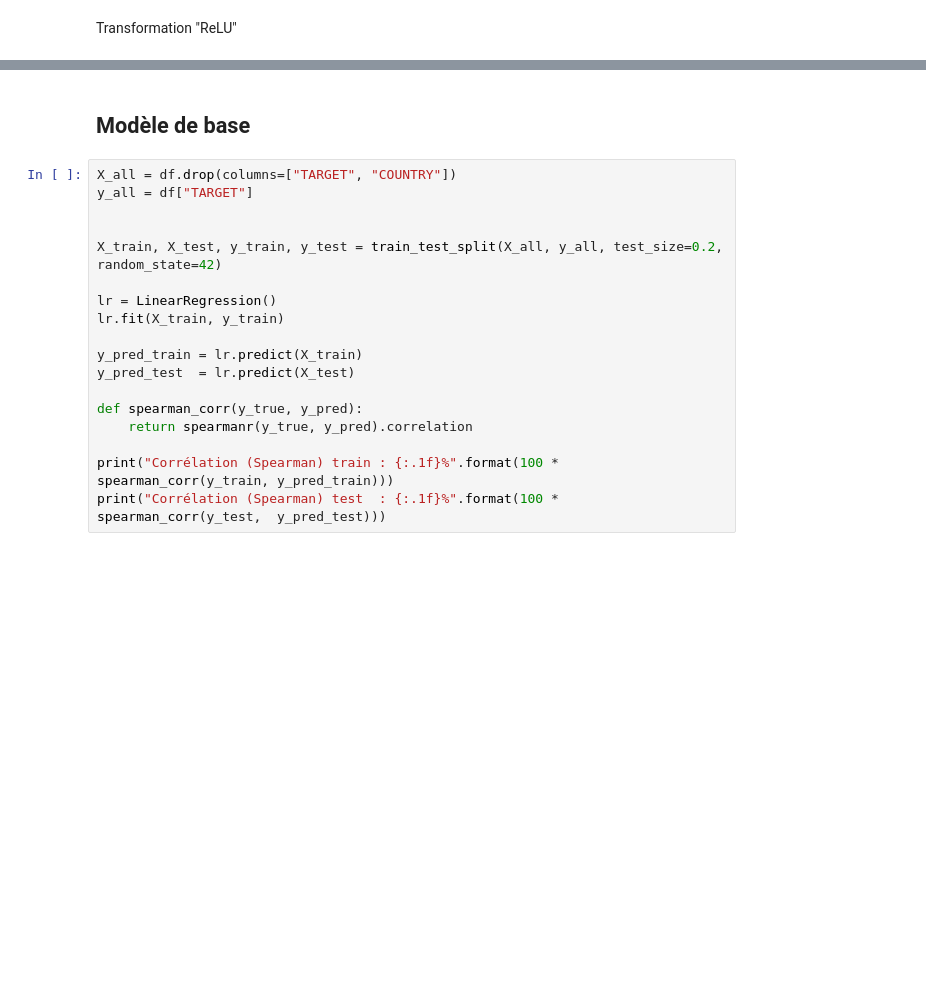
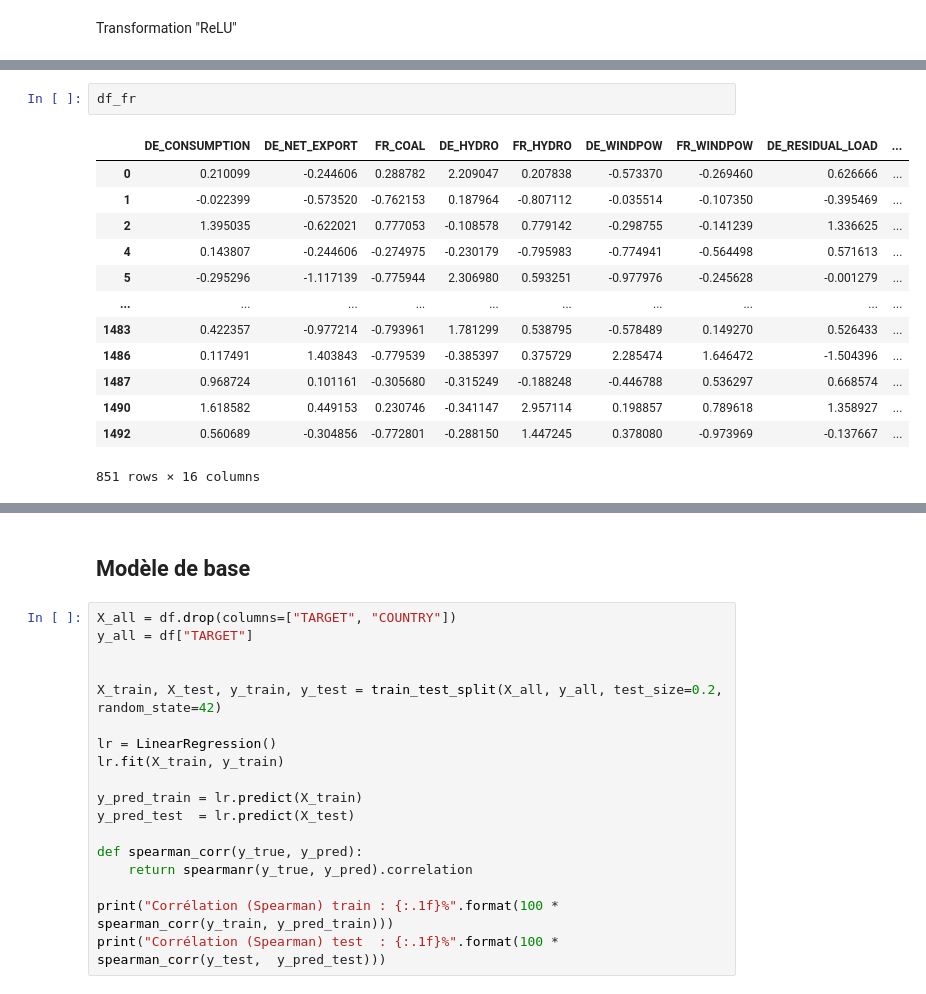
Before and after one commit to margauxgirona/project-ML, a Jupyter notebook: Feature_engineering.ipynb, the cells around one changed output, grey strips where cells are left out. Drawn from its saved outputs; the diff is of its cells as text; blank space fills up the shorter version.

```diff
--- a/Feature_engineering.ipynb
+++ b/Feature_engineering.ipynb
@@ -149,0 +171,16 @@ Parceque coeff de spearman avec la Target > 0.10
+# %%
+df_fr
+# %% [output]
+|  | DE_CONSUMPTION | DE_NET_EXPORT | FR_COAL | DE_HYDRO | FR_HYDRO | DE_WINDPOW | FR_WINDPOW | DE_RESIDUAL_LOAD | ... |
+| 0 | 0.210099 | -0.244606 | 0.288782 | 2.209047 | 0.207838 | -0.573370 | -0.269460 | 0.626666 | ... |
+| 1 | -0.022399 | -0.573520 | -0.762153 | 0.187964 | -0.807112 | -0.035514 | -0.107350 | -0.395469 | ... |
+| 2 | 1.395035 | -0.622021 | 0.777053 | -0.108578 | 0.779142 | -0.298755 | -0.141239 | 1.336625 | ... |
+| 4 | 0.143807 | -0.244606 | -0.274975 | -0.230179 | -0.795983 | -0.774941 | -0.564498 | 0.571613 | ... |
+| 5 | -0.295296 | -1.117139 | -0.775944 | 2.306980 | 0.593251 | -0.977976 | -0.245628 | -0.001279 | ... |
+| ... | ... | ... | ... | ... | ... | ... | ... | ... | ... |
+| 1483 | 0.422357 | -0.977214 | -0.793961 | 1.781299 | 0.538795 | -0.578489 | 0.149270 | 0.526433 | ... |
+| 1486 | 0.117491 | 1.403843 | -0.779539 | -0.385397 | 0.375729 | 2.285474 | 1.646472 | -1.504396 | ... |
+| 1487 | 0.968724 | 0.101161 | -0.305680 | -0.315249 | -0.188248 | -0.446788 | 0.536297 | 0.668574 | ... |
+| 1490 | 1.618582 | 0.449153 | 0.230746 | -0.341147 | 2.957114 | 0.198857 | 0.789618 | 1.358927 | ... |
+| 1492 | 0.560689 | -0.304856 | -0.772801 | -0.288150 | 1.447245 | 0.378080 | -0.973969 | -0.137667 | ... |
+851 rows × 16 columns
```
Also changed, not shown: parts of 15 cells of this notebook.
